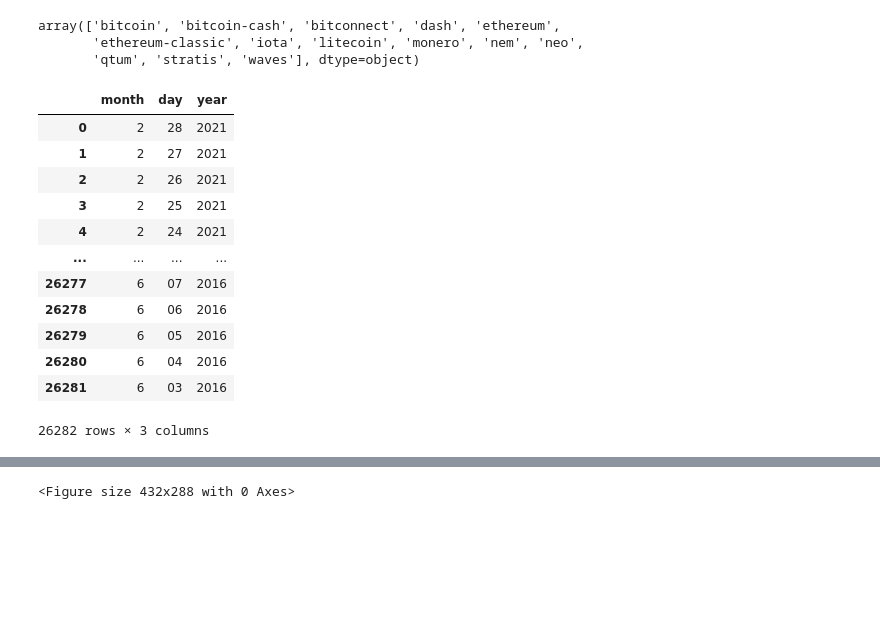
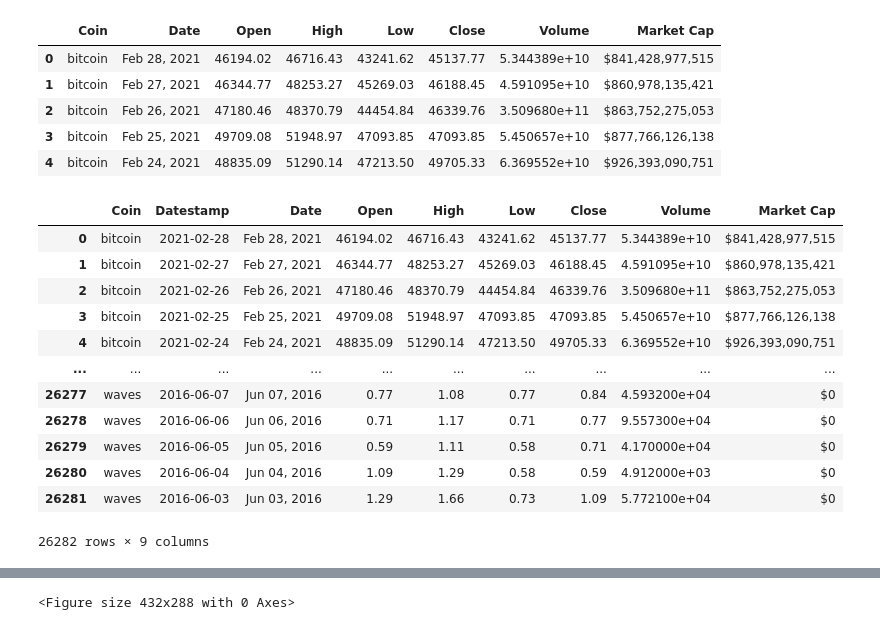
Before and after one commit to nickkyklausng/Crypto-Assignment, a Jupyter notebook: Dave-Crypto-Scratch-Notebook.ipynb, the cells around one changed output, grey strips where cells are left out. Saved outputs shown, nothing was run; the diff lists cells and outputs as text; code cells hidden in the pictures; blank space fills up the shorter version.

```diff
--- a/Dave-Crypto-Scratch-Notebook.ipynb
+++ b/Dave-Crypto-Scratch-Notebook.ipynb
@@ -14,13 +14,17 @@ import re
 # %%
 cryptodatafile = 'merged_crypto_data.csv'
 RawCrypto_df = pd.read_csv(cryptodatafile)
 
-RawCrypto_df['Coin'].unique()
+RawCrypto_df.head()
 # %% [output]
-array(['bitcoin', 'bitcoin-cash', 'bitconnect', 'dash', 'ethereum',
-       'ethereum-classic', 'iota', 'litecoin', 'monero', 'nem', 'neo',
-       'qtum', 'stratis', 'waves'], dtype=object)
+|  | Coin | Date | Open | High | Low | Close | Volume | Market Cap |
+| 0 | bitcoin | Feb 28, 2021 | 46194.02 | 46716.43 | 43241.62 | 45137.77 | 5.344389e+10 | $841,428,977,515 |
+| 1 | bitcoin | Feb 27, 2021 | 46344.77 | 48253.27 | 45269.03 | 46188.45 | 4.591095e+10 | $860,978,135,421 |
+| 2 | bitcoin | Feb 26, 2021 | 47180.46 | 48370.79 | 44454.84 | 46339.76 | 3.509680e+11 | $863,752,275,053 |
+| 3 | bitcoin | Feb 25, 2021 | 49709.08 | 51948.97 | 47093.85 | 47093.85 | 5.450657e+10 | $877,766,126,138 |
+| 4 | bitcoin | Feb 24, 2021 | 48835.09 | 51290.14 | 47213.50 | 49705.33 | 6.369552e+10 | $926,393,090,751 |
 # %%
+# Function to convert "Date" to usable / sortable format
 def monthToNum(shortMonth):
     return {
             'jan' : 1,
@@ -36,24 +40,25 @@ def monthToNum(shortMonth):
             'nov' : 11,
             'dec' : 12
     }[shortMonth]
-
 splitdate = pd.DataFrame()
 splitdate[['month','day','year']] = RawCrypto_df['Date'].str.split("\s|,", 2, expand=True)
 splitdate['month'] = splitdate['month'].str.lower()
 splitdate['month'] = splitdate['month'].apply(monthToNum)
-# splitdate['M'] = monthToNum(splitdate['M'])
-splitdate
+
+# Insert Datestamp YYYMMDD Column for sorting
+RawCrypto_df.insert(1,'Datestamp',pd.to_datetime(splitdate[['year','month','day']]))
+RawCrypto_df
 # %% [output]
-|  | month | day | year |
-| 0 | 2 | 28 | 2021 |
-| 1 | 2 | 27 | 2021 |
-| 2 | 2 | 26 | 2021 |
-| 3 | 2 | 25 | 2021 |
-| 4 | 2 | 24 | 2021 |
-| ... | ... | ... | ... |
-| 26277 | 6 | 07 | 2016 |
-| 26278 | 6 | 06 | 2016 |
-| 26279 | 6 | 05 | 2016 |
-| 26280 | 6 | 04 | 2016 |
-| 26281 | 6 | 03 | 2016 |
+|  | Coin | Datestamp | Date | Open | High | Low | Close | Volume | Market Cap |
+| 0 | bitcoin | 2021-02-28 | Feb 28, 2021 | 46194.02 | 46716.43 | 43241.62 | 45137.77 | 5.344389e+10 | $841,428,977,515 |
+| 1 | bitcoin | 2021-02-27 | Feb 27, 2021 | 46344.77 | 48253.27 | 45269.03 | 46188.45 | 4.591095e+10 | $860,978,135,421 |
+| 2 | bitcoin | 2021-02-26 | Feb 26, 2021 | 47180.46 | 48370.79 | 44454.84 | 46339.76 | 3.509680e+11 | $863,752,275,053 |
+| 3 | bitcoin | 2021-02-25 | Feb 25, 2021 | 49709.08 | 51948.97 | 47093.85 | 47093.85 | 5.450657e+10 | $877,766,126,138 |
+| 4 | bitcoin | 2021-02-24 | Feb 24, 2021 | 48835.09 | 51290.14 | 47213.50 | 49705.33 | 6.369552e+10 | $926,393,090,751 |
+| ... | ... | ... | ... | ... | ... | ... | ... | ... | ... |
+| 26277 | waves | 2016-06-07 | Jun 07, 2016 | 0.77 | 1.08 | 0.77 | 0.84 | 4.593200e+04 | $0 |
+| 26278 | waves | 2016-06-06 | Jun 06, 2016 | 0.71 | 1.17 | 0.71 | 0.77 | 9.557300e+04 | $0 |
+| 26279 | waves | 2016-06-05 | Jun 05, 2016 | 0.59 | 1.11 | 0.58 | 0.71 | 4.170000e+04 | $0 |
+| 26280 | waves | 2016-06-04 | Jun 04, 2016 | 1.09 | 1.29 | 0.58 | 0.59 | 4.912000e+03 | $0 |
+| 26281 | waves | 2016-06-03 | Jun 03, 2016 | 1.29 | 1.66 | 0.73 | 1.09 | 5.772100e+04 | $0 |
-26282 rows × 3 columns
+26282 rows × 9 columns
```
Also changed, not shown: parts of 9 cells of this notebook.
